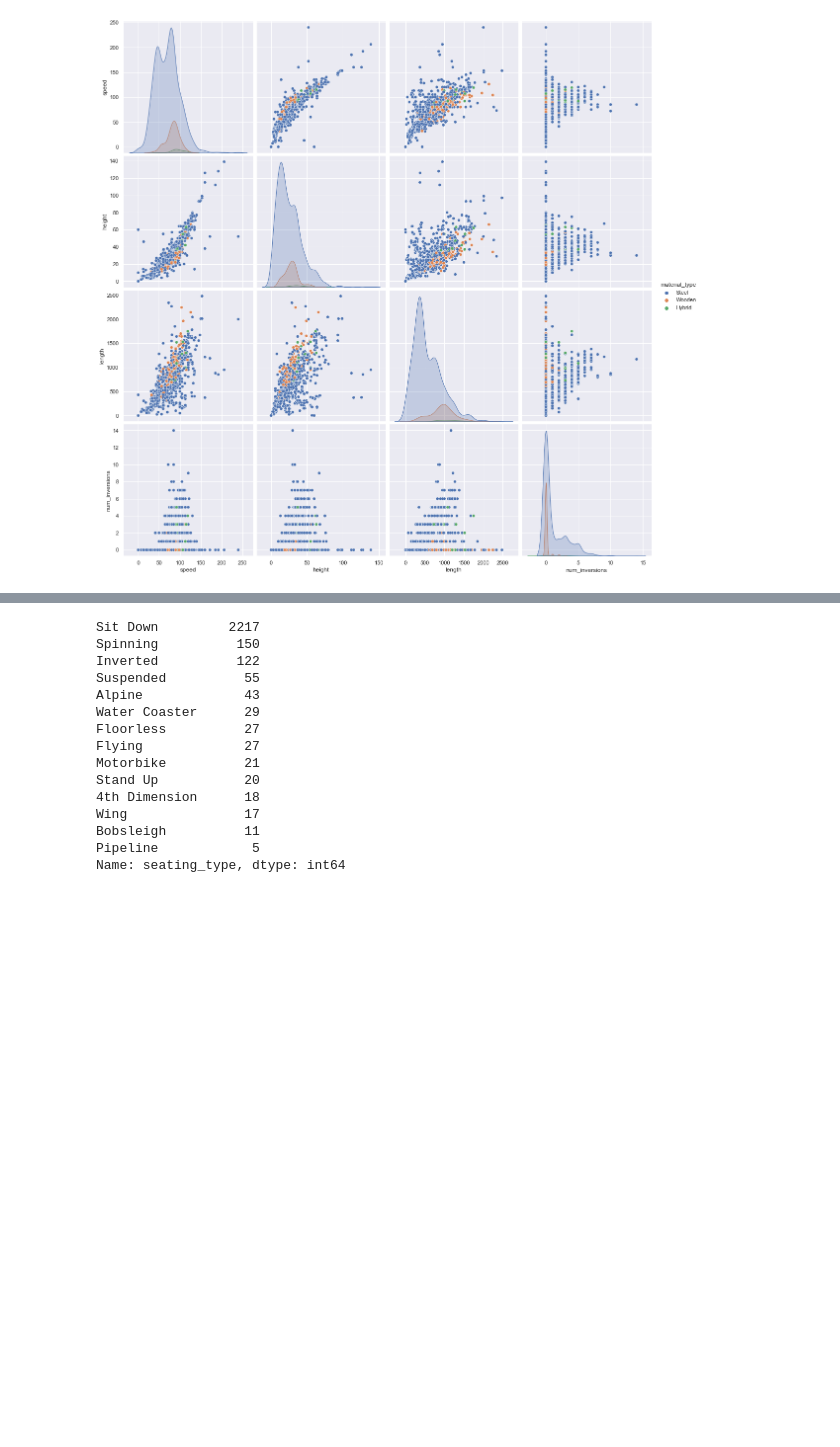
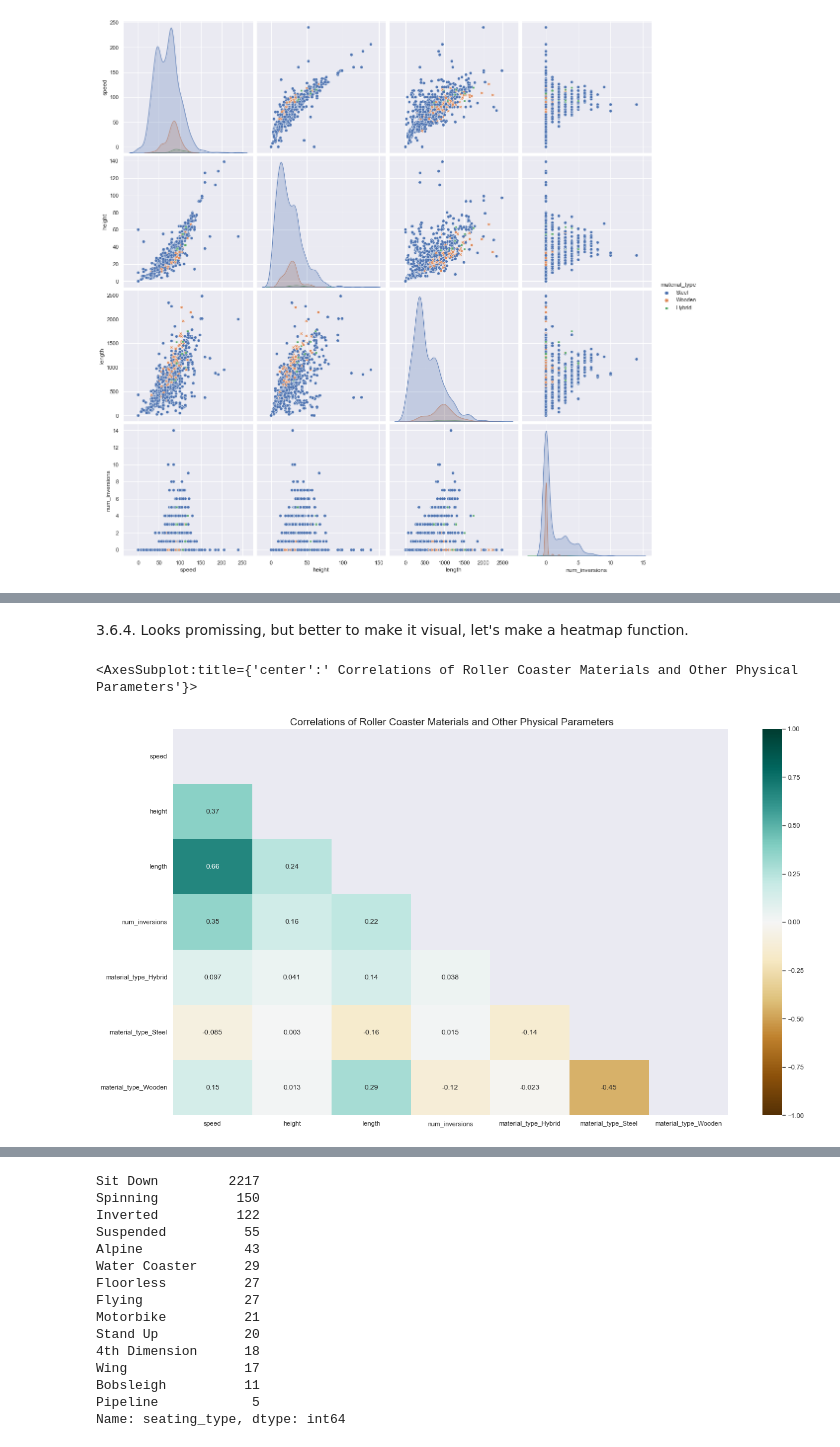
Before and after one commit to jadidaniel/jupyter-notebooks, a Jupyter notebook: visualisations_roller_coaster/roller_coaster.ipynb, the cells around one changed output, grey strips where cells are left out. Saved outputs shown, nothing was run; the diff lists cells and outputs as text; code cells hidden in the pictures; blank space fills up the shorter version.

```diff
--- a/visualisations_roller_coaster/roller_coaster.ipynb
+++ b/visualisations_roller_coaster/roller_coaster.ipynb
@@ -800,0 +780,3 @@ and have either no inversions or 1-5 of them. The highest coasters (more than 10
+# %%
+materials_encoded = pd.get_dummies(data= roller_coast_list, columns=['material_type'])
+materials_encoded.head(4)
@@ -800,0 +791,3 @@ and have either no inversions or 1-5 of them. The highest coasters (more than 10
+# %%
+materials_corr = materials_encoded.corr()
+materials_corr
@@ -800,0 +803,20 @@ and have either no inversions or 1-5 of them. The highest coasters (more than 10
+# %% [markdown]
+3.6.4. Looks promissing, but better to make it visual, let's make a heatmap function.
+# %%
+def visualise_heatmap(dataset_corr, corr_objects):
+    # Prepare figure
+    plt.figure(figsize = (21,12))
+
+    # Make plot triangle
+    mask = np.triu(np.ones_like(dataset_corr, dtype=bool))
+
+    plt.title(' Correlations of ' + corr_objects, fontsize= 'x-large')
+
+    # Plot heatmap
+    return sns.heatmap(dataset_corr, annot=True, vmax=1, vmin=-1, cmap='BrBG', mask=mask)
+# %%
+# Call heatmap function with materials
+visualise_heatmap(materials_corr, 'Roller Coaster Materials and Other Physical Parameters')
+# %% [output]
+<AxesSubplot:title={'center':' Correlations of Roller Coaster Materials and Other Physical Parameters'}>
+[figure, added]
```
Also changed, not shown: parts of 37 cells of this notebook.
